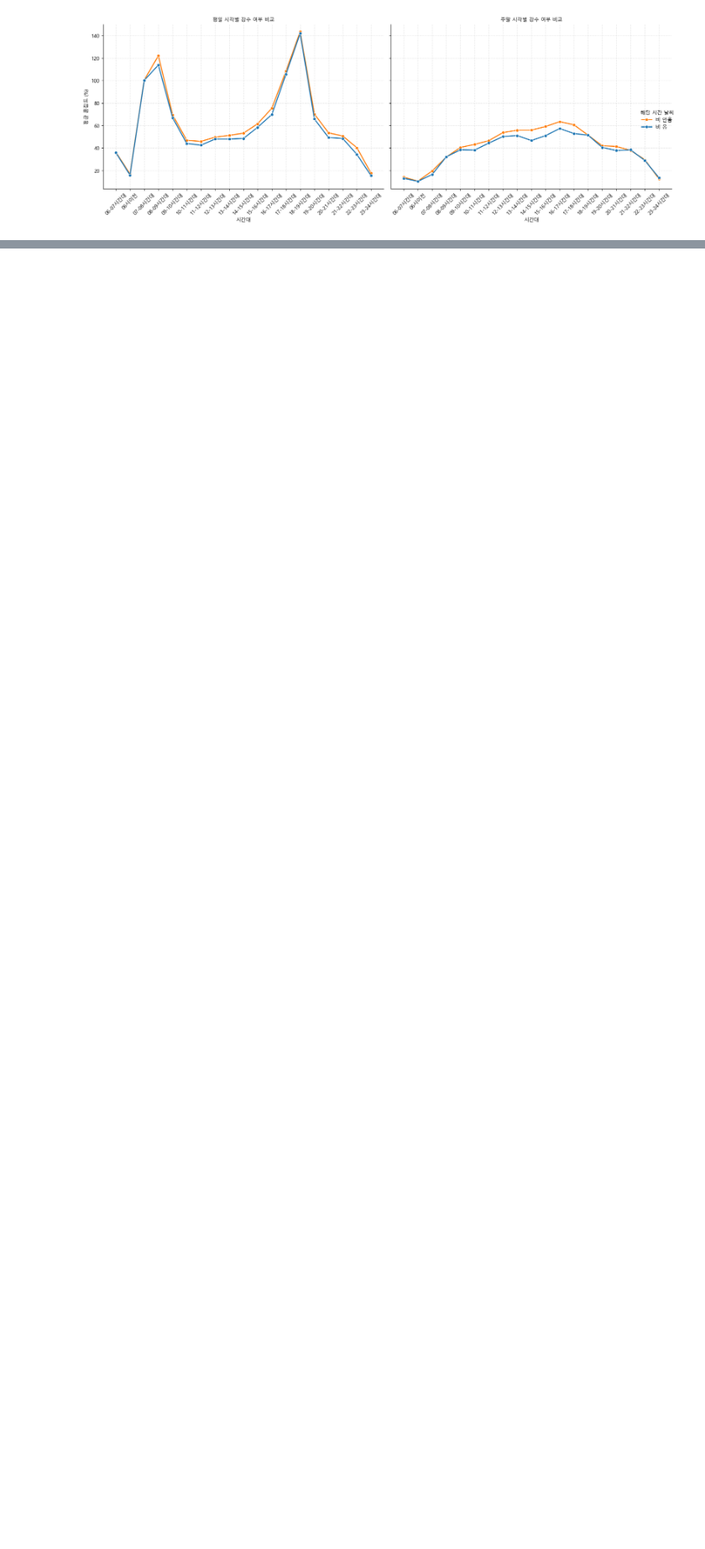
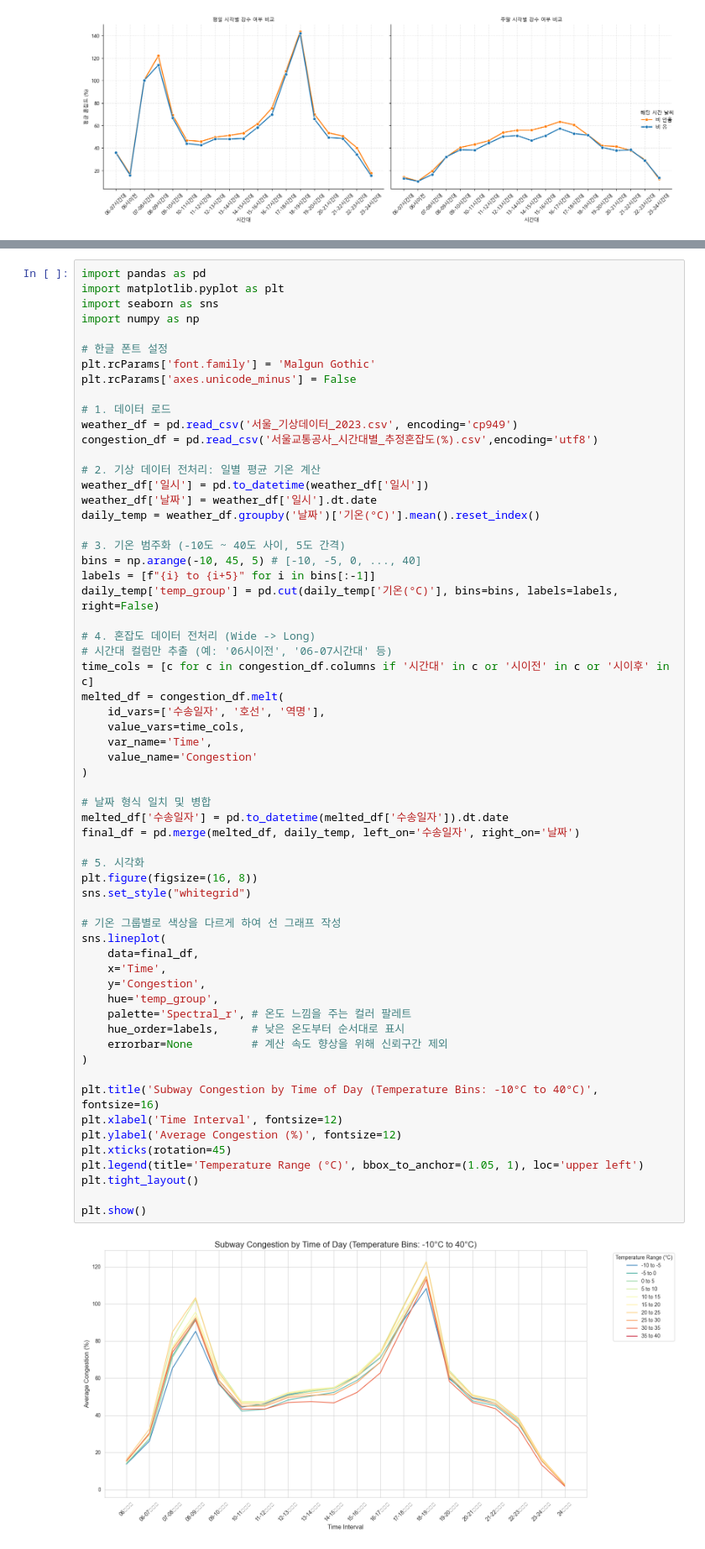
Before and after one commit to HouseOwnerLee/AI01, a Jupyter notebook: mini_project_03/prac.ipynb, the cells around one changed output, grey strips where cells are left out. Shown at 84% size. Cells and saved outputs as stored; diff of their text form; blank space fills up the shorter version.

```diff
--- a/mini_project_03/prac.ipynb
+++ b/mini_project_03/prac.ipynb
@@ -420,0 +483,63 @@ plt.show()
+# %%
+import pandas as pd
+import matplotlib.pyplot as plt
+import seaborn as sns
+import numpy as np
+
+# 한글 폰트 설정
+plt.rcParams['font.family'] = 'Malgun Gothic'
+plt.rcParams['axes.unicode_minus'] = False
+
+# 1. 데이터 로드
+weather_df = pd.read_csv('서울_기상데이터_2023.csv', encoding='cp949')
+congestion_df = pd.read_csv('서울교통공사_시간대별_추정혼잡도(%).csv',encoding='utf8')
+
+# 2. 기상 데이터 전처리: 일별 평균 기온 계산
+weather_df['일시'] = pd.to_datetime(weather_df['일시'])
+weather_df['날짜'] = weather_df['일시'].dt.date
+daily_temp = weather_df.groupby('날짜')['기온(°C)'].mean().reset_index()
+
+# 3. 기온 범주화 (-10도 ~ 40도 사이, 5도 간격)
+bins = np.arange(-10, 45, 5) # [-10, -5, 0, ..., 40]
+labels = [f"{i} to {i+5}" for i in bins[:-1]]
+daily_temp['temp_group'] = pd.cut(daily_temp['기온(°C)'], bins=bins, labels=labels, right=False)
+
+# 4. 혼잡도 데이터 전처리 (Wide -> Long)
+# 시간대 컬럼만 추출 (예: '06시이전', '06-07시간대' 등)
+time_cols = [c for c in congestion_df.columns if '시간대' in c or '시이전' in c or '시이후' in c]
+melted_df = congestion_df.melt(
+    id_vars=['수송일자', '호선', '역명'],
+    value_vars=time_cols,
+    var_name='Time',
+    value_name='Congestion'
+)
+
+# 날짜 형식 일치 및 병합
+melted_df['수송일자'] = pd.to_datetime(melted_df['수송일자']).dt.date
+final_df = pd.merge(melted_df, daily_temp, left_on='수송일자', right_on='날짜')
+
+# 5. 시각화
+plt.figure(figsize=(16, 8))
+sns.set_style("whitegrid")
+
+# 기온 그룹별로 색상을 다르게 하여 선 그래프 작성
+sns.lineplot(
+    data=final_df,
+    x='Time',
+    y='Congestion',
+    hue='temp_group',
+    palette='Spectral_r', # 온도 느낌을 주는 컬러 팔레트
+    hue_order=labels,     # 낮은 온도부터 순서대로 표시
+    errorbar=None         # 계산 속도 향상을 위해 신뢰구간 제외
+)
+
+plt.title('Subway Congestion by Time of Day (Temperature Bins: -10°C to 40°C)', fontsize=16)
+plt.xlabel('Time Interval', fontsize=12)
+plt.ylabel('Average Congestion (%)', fontsize=12)
+plt.xticks(rotation=45)
+plt.legend(title='Temperature Range (°C)', bbox_to_anchor=(1.05, 1), loc='upper left')
+plt.tight_layout()
+
+plt.show()
+# %% [output]
+[figure, added]
```
Also changed, not shown: parts of 5 cells of this notebook.
